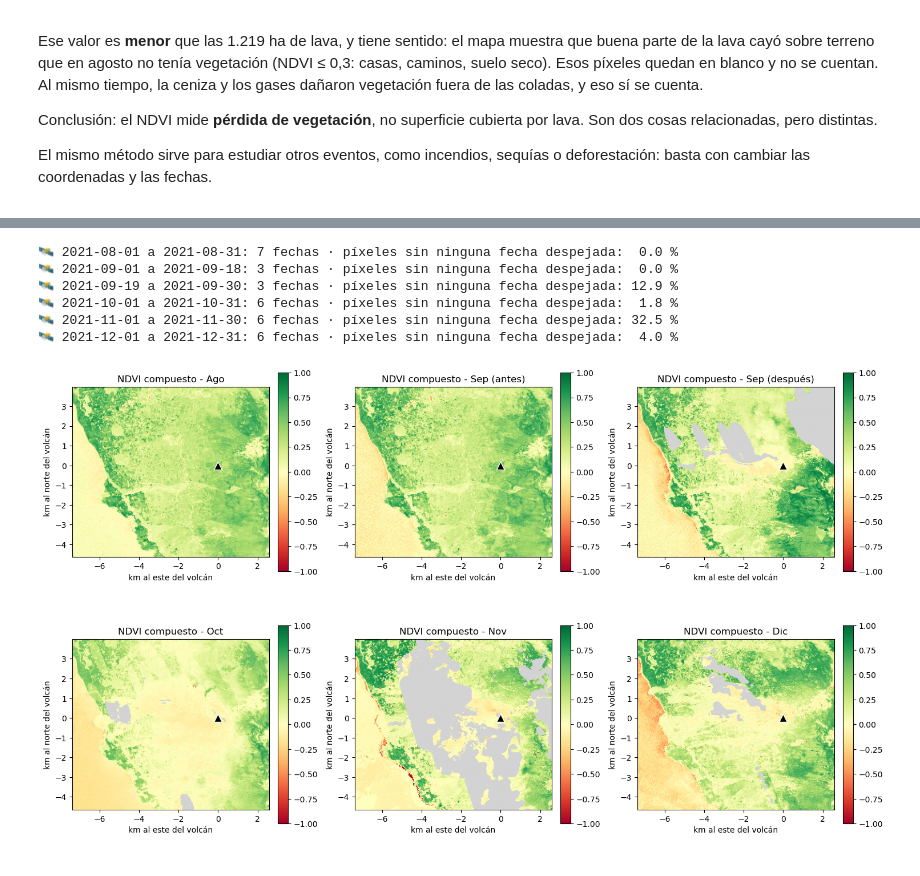
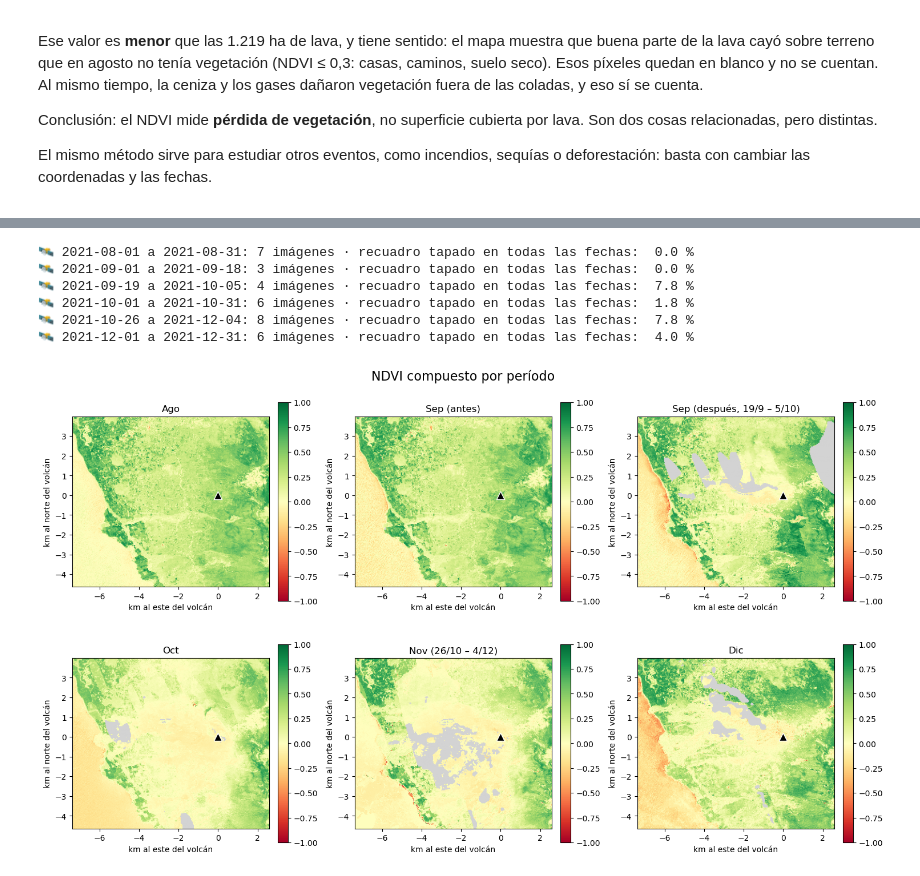
Before and after one commit to LuchoGabba/stucom_workshop, a Jupyter notebook: tp_1/NDVI_La_Palma_Change_Analysis.ipynb, the cells around one changed output, grey strips where cells are left out. Drawn from its saved outputs; the diff is of its cells as text; code cells hidden in the pictures; folded sections open.

```diff
--- a/tp_1/NDVI_La_Palma_Change_Analysis.ipynb
+++ b/tp_1/NDVI_La_Palma_Change_Analysis.ipynb
@@ -509,49 +526,50 @@ def monthly_composite(bbox, time_interval):
         warnings.simplefilter("ignore", RuntimeWarning)
         composite = np.nanmedian(stack, axis=0)
 
-    sin_dato = np.isnan(composite).mean() * 100
-    print(f"🛰️ {time_interval[0]} a {time_interval[1]}: {len(dates)} fechas · píxeles sin ninguna fecha despejada: {sin_dato:4.1f} %")
+    tapado = np.isnan(composite).mean() * 100   # % del recuadro tapado en todas las fechas (gris)
+    print(f"🛰️ {time_interval[0]} a {time_interval[1]}: {len(dates)} imágenes · recuadro tapado en todas las fechas: {tapado:4.1f} %")
     return composite
 
 # 🔍 Compuesto de cada período (la erupción empezó el 19 de septiembre)
 months = {
     "Ago":           ("2021-08-01", "2021-08-31"),
     "Sep (antes)":   ("2021-09-01", "2021-09-18"),
-    "Sep (después)": ("2021-09-19", "2021-09-30"),
+    "Sep (después, 19/9 – 5/10)": ("2021-09-19", "2021-10-05"),   # una pasada más (ver texto)
     "Oct":           ("2021-10-01", "2021-10-31"),
-    "Nov":           ("2021-11-01", "2021-11-30"),
+    "Nov (26/10 – 4/12)": ("2021-10-26", "2021-12-04"),   # una pasada más a cada lado (ver texto)
     "Dic":           ("2021-12-01", "2021-12-31"),
 }
 images = {label: monthly_composite(bbox_zoom, interval) for label, interval in months.items()}
 # %% [output]
-🛰️ 2021-08-01 a 2021-08-31: 7 fechas · píxeles sin ninguna fecha despejada:  0.0 %
-🛰️ 2021-09-01 a 2021-09-18: 3 fechas · píxeles sin ninguna fecha despejada:  0.0 %
-🛰️ 2021-09-19 a 2021-09-30: 3 fechas · píxeles sin ninguna fecha despejada: 12.9 %
-🛰️ 2021-10-01 a 2021-10-31: 6 fechas · píxeles sin ninguna fecha despejada:  1.8 %
-🛰️ 2021-11-01 a 2021-11-30: 6 fechas · píxeles sin ninguna fecha despejada: 32.5 %
-🛰️ 2021-12-01 a 2021-12-31: 6 fechas · píxeles sin ninguna fecha despejada:  4.0 %
+🛰️ 2021-08-01 a 2021-08-31: 7 imágenes · recuadro tapado en todas las fechas:  0.0 %
+🛰️ 2021-09-01 a 2021-09-18: 3 imágenes · recuadro tapado en todas las fechas:  0.0 %
+🛰️ 2021-09-19 a 2021-10-05: 4 imágenes · recuadro tapado en todas las fechas:  7.8 %
+🛰️ 2021-10-01 a 2021-10-31: 6 imágenes · recuadro tapado en todas las fechas:  1.8 %
+🛰️ 2021-10-26 a 2021-12-04: 8 imágenes · recuadro tapado en todas las fechas:  7.8 %
+🛰️ 2021-12-01 a 2021-12-31: 6 imágenes · recuadro tapado en todas las fechas:  4.0 %
 # %%
 # --- Ejes en km con el volcán en (0, 0), como en la sección 5 ---
 n_rows_9, n_cols_9 = images["Ago"].shape
 row_9 = (bbox_zoom.max_y - cone_lat) / (bbox_zoom.max_y - bbox_zoom.min_y) * n_rows_9
 col_9 = (cone_lon - bbox_zoom.min_x) / (bbox_zoom.max_x - bbox_zoom.min_x) * n_cols_9
 extent_9 = [-col_9 * km, (n_cols_9 - col_9) * km, -(n_rows_9 - row_9) * km, row_9 * km]
 
 # Misma paleta que en la sección 5; los píxeles sin ninguna fecha despejada (NaN) en gris
 cmap_ndvi = plt.get_cmap("RdYlGn").copy()
 cmap_ndvi.set_bad("lightgrey")
 
 # --- NDVI compuesto de cada período ---
 fig, axs = plt.subplots(2, 3, figsize=(15, 9))
 for ax, (label, img) in zip(axs.ravel(), images.items()):
     im = ax.imshow(img, cmap=cmap_ndvi, vmin=-1, vmax=1, extent=extent_9)
     ax.plot(0, 0, marker="^", markersize=10, color="black", markeredgecolor="white")  # volcán
-    ax.set_title(f"NDVI compuesto - {label}")
+    ax.set_title(label)
     ax.set_xlabel("km al este del volcán")
     ax.set_ylabel("km al norte del volcán")
     plt.colorbar(im, ax=ax, fraction=0.046, pad=0.04)
 
+fig.suptitle("NDVI compuesto por período", fontsize=16)
 plt.tight_layout()
 plt.show()
 # %% [output]
-[figure, old version]
+[figure, new version]
```
Also changed, not shown: parts of 4 cells of this notebook.
